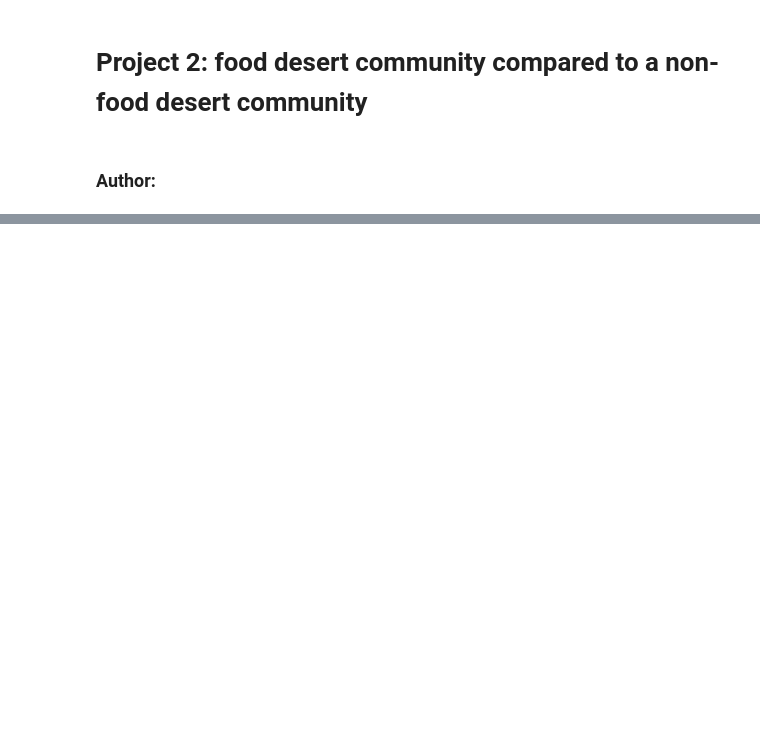
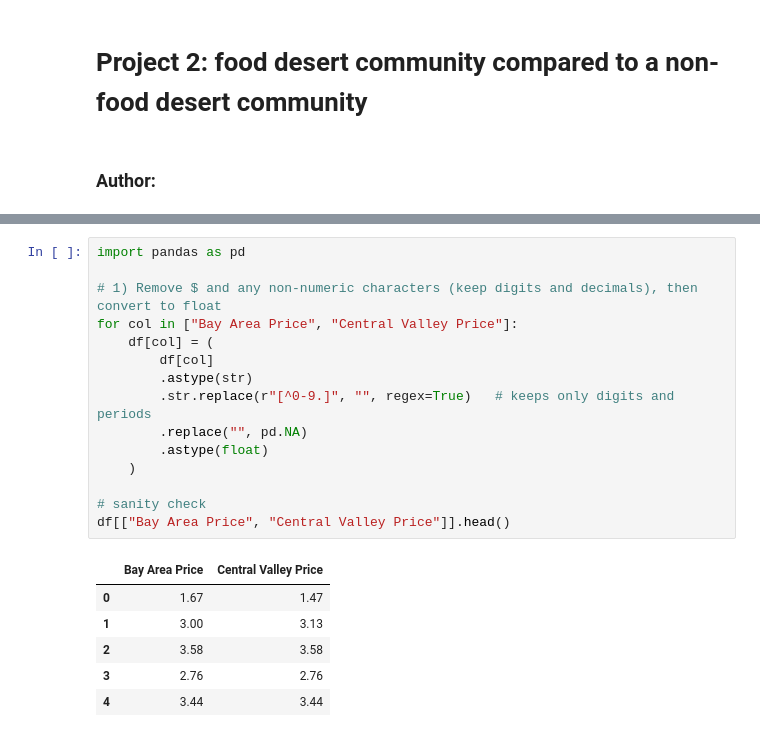
Before and after one commit to yixiaoy09/EEP153_project2, a Jupyter notebook: Code.ipynb, the cells around one changed output, grey strips where cells are left out. Saved outputs shown, nothing was run; the diff lists cells and outputs as text; blank space fills up the shorter version.

```diff
--- a/Code.ipynb
+++ b/Code.ipynb
@@ -337,0 +39,22 @@ Sodium           -2049.0441          2300.0
+# %%
+import pandas as pd
+
+# 1) Remove $ and any non-numeric characters (keep digits and decimals), then convert to float
+for col in ["Bay Area Price", "Central Valley Price"]:
+    df[col] = (
+        df[col]
+        .astype(str)
+        .str.replace(r"[^0-9.]", "", regex=True)   # keeps only digits and periods
+        .replace("", pd.NA)
+        .astype(float)
+    )
+
+# sanity check
+df[["Bay Area Price", "Central Valley Price"]].head()
+# %% [output]
+|  | Bay Area Price | Central Valley Price |
+| 0 | 1.67 | 1.47 |
+| 1 | 3.00 | 3.13 |
+| 2 | 3.58 | 3.58 |
+| 3 | 2.76 | 2.76 |
+| 4 | 3.44 | 3.44 |
```
Also changed, not shown: parts of 20 cells of this notebook, 1 other file.
